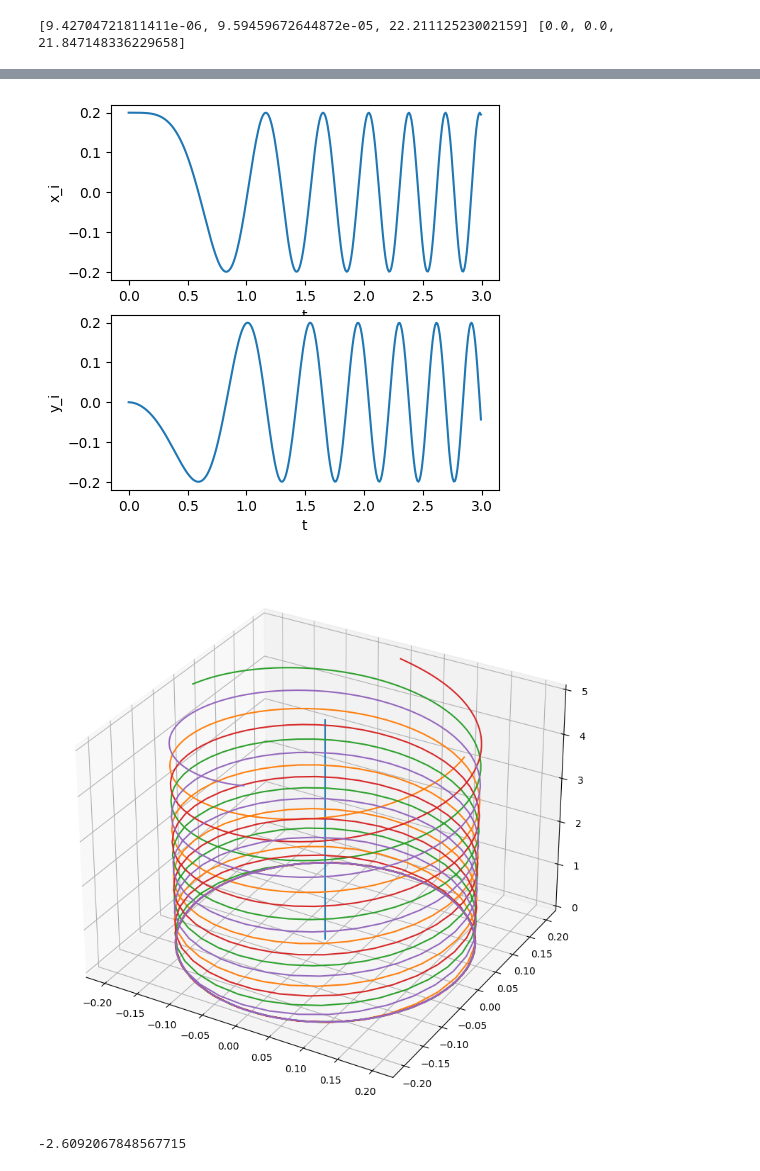
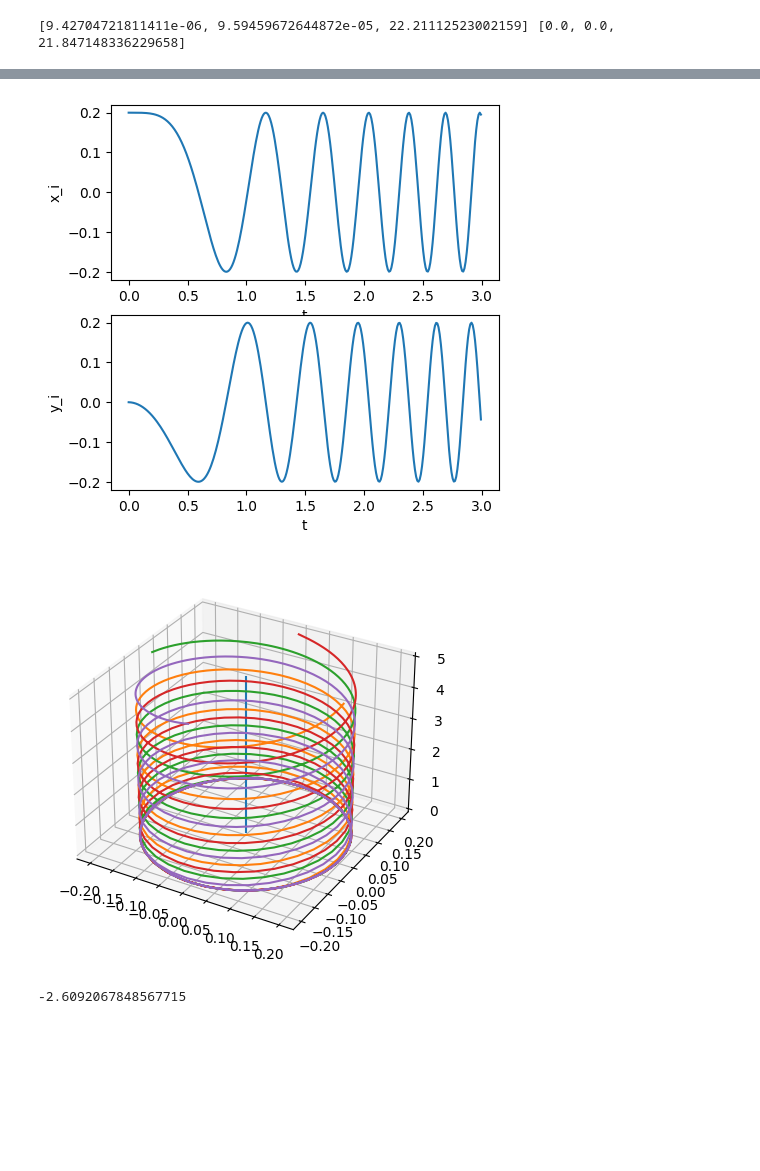
Before and after one commit to Palavuk/model_quadrocopter_emergency_condition, a Jupyter notebook: new_try.ipynb, the cells around one changed output, grey strips where cells are left out. Drawn from its saved outputs; the diff is of its cells as text; code cells hidden in the pictures; blank space fills up the shorter version.

```diff
--- a/new_try.ipynb
+++ b/new_try.ipynb
@@ -260,35 +260,35 @@ fig, (ax1, ax2) = plt.subplots(2, 1, sharey=False, figsize=(5,5))
 ax1.plot(t, xi)
 #ax1.set_ylim(0, w0[0] * 2)
 ax1.set_xlabel('t')
 ax1.set_ylabel('x_i')
 ax2.plot(t, yi)
 ax2.set_xlabel('t')
 ax2.set_ylabel('y_i')
 
 x1 = [arr(matmul(arr([l, 0, 0]), Rar[i]))[0] + arr(x[i]) for i in range(len(t))]
 y1 = [arr(matmul(arr([l, 0, 0]), Rar[i]))[1] + arr(y[i]) for i in range(len(t))]
 z1 = [arr(matmul(arr([l, 0, 0]), Rar[i]))[2] + arr(z[i]) for i in range(len(t))]
 x2 = [arr(matmul(arr([-l, 0, 0]), Rar[i]))[0] + arr(x[i]) for i in range(len(t))]
 y2 = [arr(matmul(arr([-l, 0, 0]), Rar[i]))[1] + arr(y[i]) for i in range(len(t))]
 z2 = [arr(matmul(arr([-l, 0, 0]), Rar[i]))[2] + arr(z[i]) for i in range(len(t))]
 x3 = [arr(matmul(arr([0, l, 0]), Rar[i]))[0] + arr(x[i]) for i in range(len(t))]
 y3 = [arr(matmul(arr([0, l, 0]), Rar[i]))[1] + arr(y[i]) for i in range(len(t))]
 z3 = [arr(matmul(arr([0, l, 0]), Rar[i]))[2] + arr(z[i]) for i in range(len(t))]
 x4 = [arr(matmul(arr([0, -l, 0]), Rar[i]))[0] + arr(x[i]) for i in range(len(t))]
 y4 = [arr(matmul(arr([0, -l, 0]), Rar[i]))[1] + arr(y[i]) for i in range(len(t))]
 z4 = [arr(matmul(arr([0, -l, 0]), Rar[i]))[2] + arr(z[i]) for i in range(len(t))]
 
-fig = plt.figure(figsize=(30,10))
+fig = plt.figure(figsize=(10,5))
 ax = fig.add_subplot(111, projection='3d')
 ax.plot(x, y, z, label='parametric curve')
 ax.plot(x1, y1, z1, label='parametric curve')
 ax.plot(x2, y2, z2, label='parametric curve')
 ax.plot(x3, y3, z3, label='parametric curve')
 ax.plot(x4, y4, z4, label='parametric curve')
 plt.show()
 # %% [output]
 [figure]
-[figure, old version]
+[figure, new version]
 # %%
 t_temp = arange(T, T + 3.5, h)
 
```
Also changed, not shown: parts of 5 cells of this notebook.
